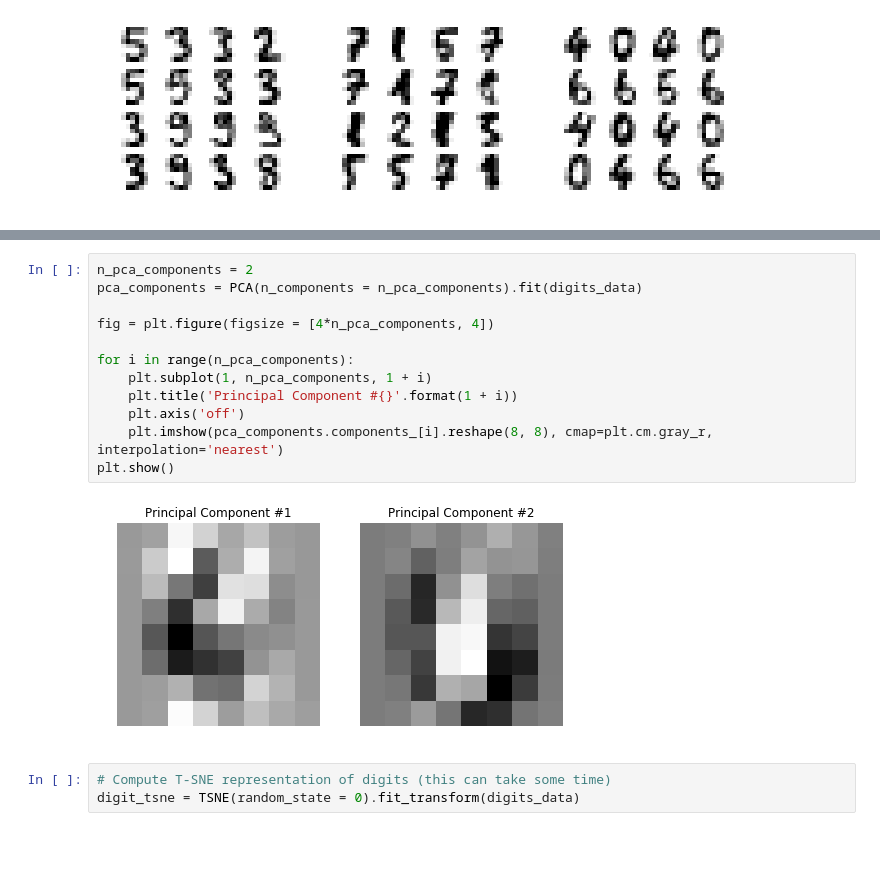
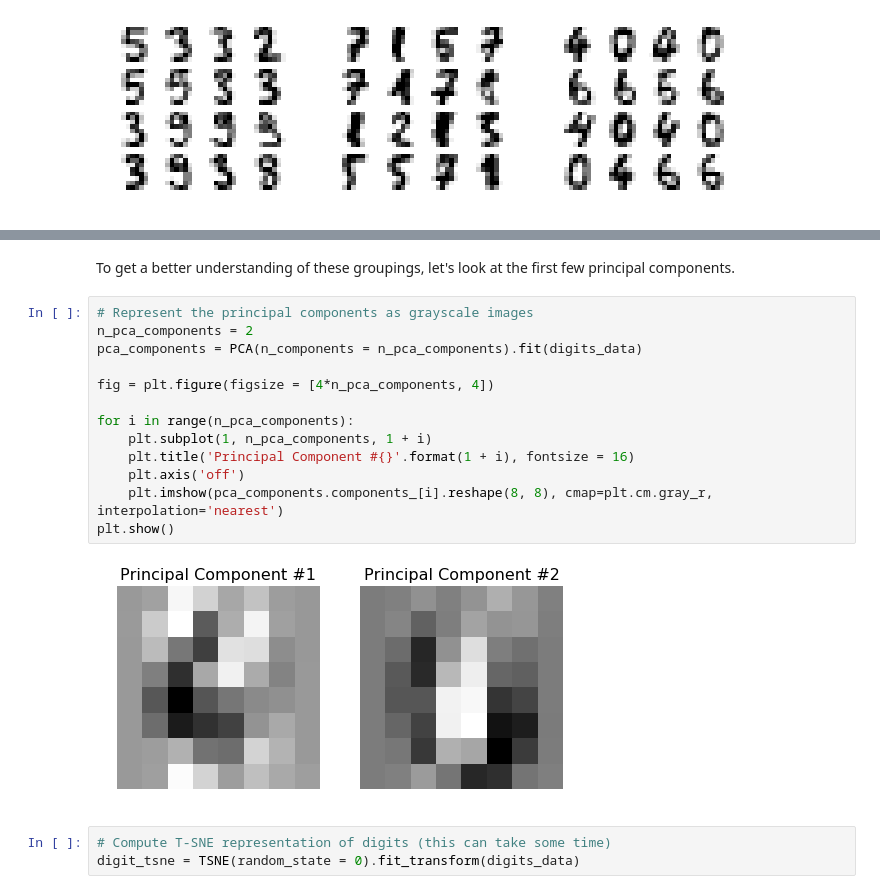
Before and after one commit to yvanhuele/yvanhuele.github.io, a Jupyter notebook: K-Means/K-Means Clustering.ipynb, the cells around one changed output, grey strips where cells are left out. Drawn from its saved outputs; the diff is of its cells as text; blank space fills up the shorter version.

```diff
--- a/K-Means/K-Means Clustering.ipynb
+++ b/K-Means/K-Means Clustering.ipynb
@@ -305,20 +421,23 @@ plt.tight_layout()
 plt.show()
 # %% [output]
 [figure]
+# %% [markdown]
+To get a better understanding of these groupings, let's look at the first few principal components.
 # %%
+# Represent the principal components as grayscale images
 n_pca_components = 2
 pca_components = PCA(n_components = n_pca_components).fit(digits_data)
 
 fig = plt.figure(figsize = [4*n_pca_components, 4])
 
 for i in range(n_pca_components):
     plt.subplot(1, n_pca_components, 1 + i)
-    plt.title('Principal Component #{}'.format(1 + i))
+    plt.title('Principal Component #{}'.format(1 + i), fontsize = 16)
     plt.axis('off')
     plt.imshow(pca_components.components_[i].reshape(8, 8), cmap=plt.cm.gray_r, interpolation='nearest')
 plt.show()
 # %% [output]
-[figure, old version]
+[figure, new version]
 # %%
 # Compute T-SNE representation of digits (this can take some time)
 digit_tsne = TSNE(random_state = 0).fit_transform(digits_data)
```
Also changed, not shown: parts of 53 cells of this notebook.
